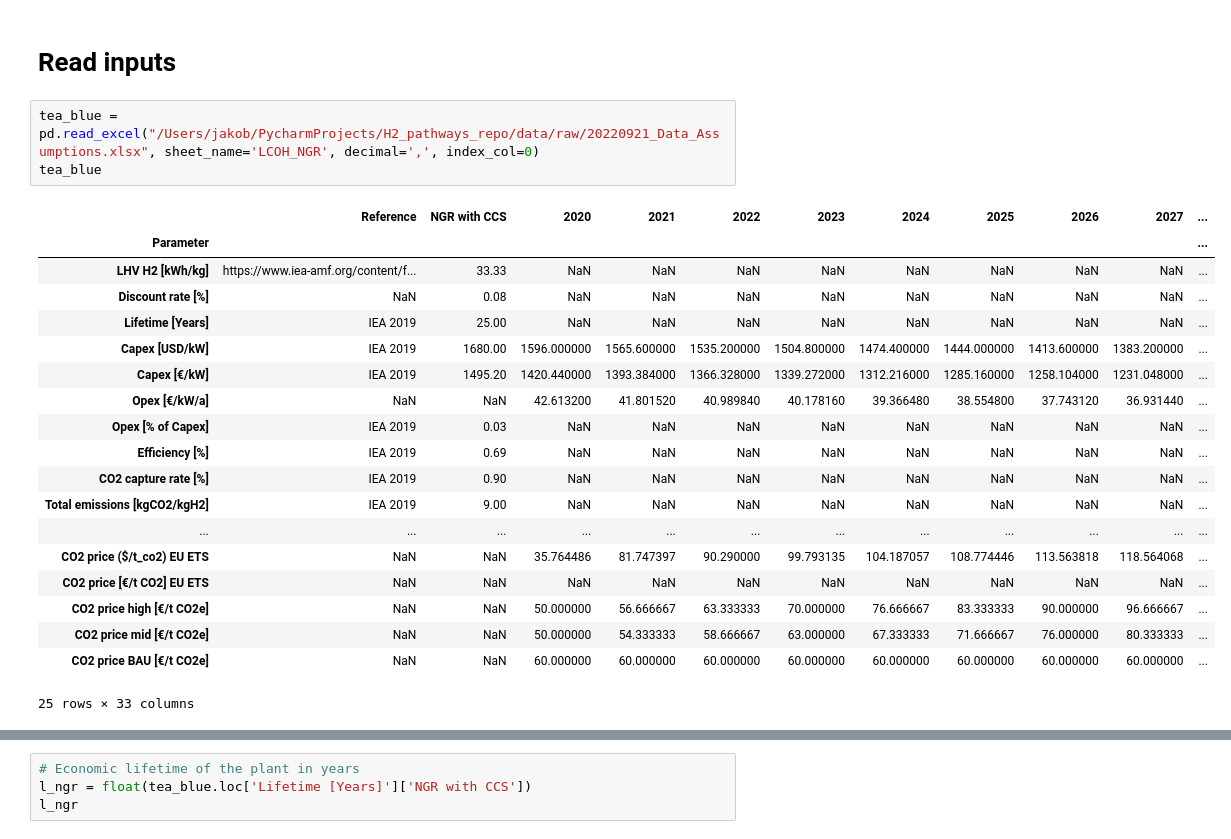
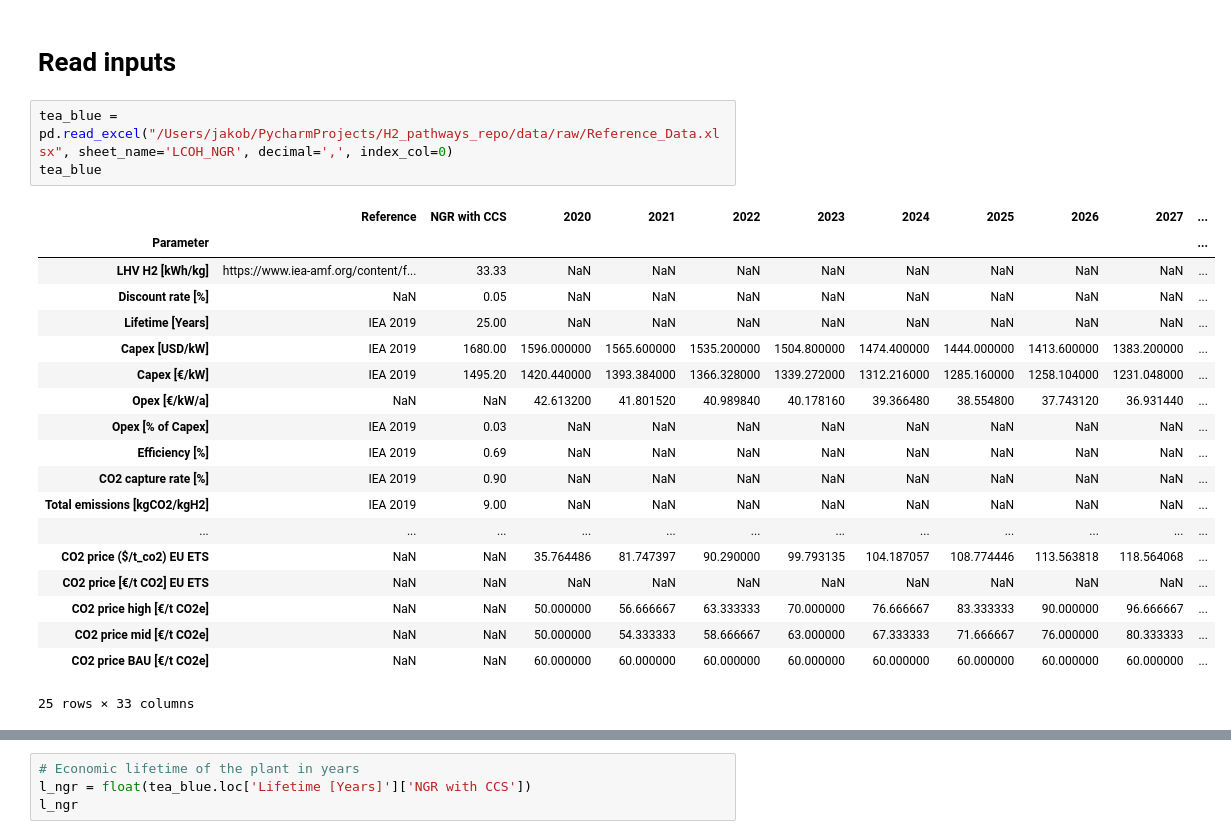
Before and after one commit to ReuterJakob/H2_pathways_repo, a Jupyter notebook: notebooks/Cost/Production_Cost.ipynb, the cells around one changed output, grey strips where cells are left out. Cells and saved outputs as stored; diff of their text form.

```diff
--- a/notebooks/Cost/Production_Cost.ipynb
+++ b/notebooks/Cost/Production_Cost.ipynb
@@ -5,13 +5,13 @@ from matplotlib import pyplot as plt
 # %% [markdown]
 # Read inputs
 # %%
-tea_blue = pd.read_excel("/Users/jakob/PycharmProjects/H2_pathways_repo/data/raw/20220921_Data_Assumptions.xlsx", sheet_name='LCOH_NGR', decimal=',', index_col=0)
+tea_blue = pd.read_excel("/Users/jakob/PycharmProjects/H2_pathways_repo/data/raw/Reference_Data.xlsx", sheet_name='LCOH_NGR', decimal=',', index_col=0)
 tea_blue
 # %% [output]
 |  | Reference | NGR with CCS | 2020 | 2021 | 2022 | 2023 | 2024 | 2025 | 2026 | 2027 | ... |
 | Parameter |  |  |  |  |  |  |  |  |  |  | ... |
 | LHV H2 [kWh/kg] | https://www.iea-amf.org/content/f... | 33.33 | NaN | NaN | NaN | NaN | NaN | NaN | NaN | NaN | ... |
-| Discount rate [%] | NaN | 0.08 | NaN | NaN | NaN | NaN | NaN | NaN | NaN | NaN | ... |
+| Discount rate [%] | NaN | 0.05 | NaN | NaN | NaN | NaN | NaN | NaN | NaN | NaN | ... |
 | Lifetime [Years] | IEA 2019 | 25.00 | NaN | NaN | NaN | NaN | NaN | NaN | NaN | NaN | ... |
 | Capex [USD/kW] | IEA 2019 | 1680.00 | 1596.000000 | 1565.600000 | 1535.200000 | 1504.800000 | 1474.400000 | 1444.000000 | 1413.600000 | 1383.200000 | ... |
 | Capex [€/kW] | IEA 2019 | 1495.20 | 1420.440000 | 1393.384000 | 1366.328000 | 1339.272000 | 1312.216000 | 1285.160000 | 1258.104000 | 1231.048000 | ... |
```
Also changed, not shown: parts of 8 cells of this notebook, 10 other files.
